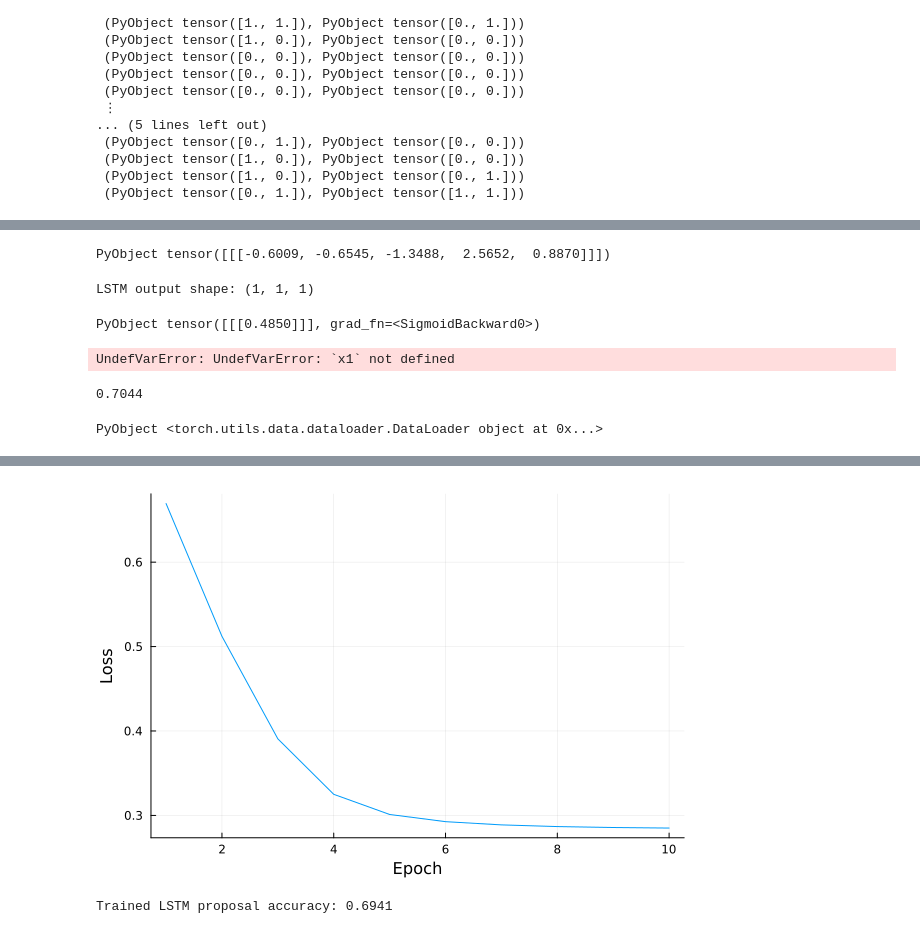
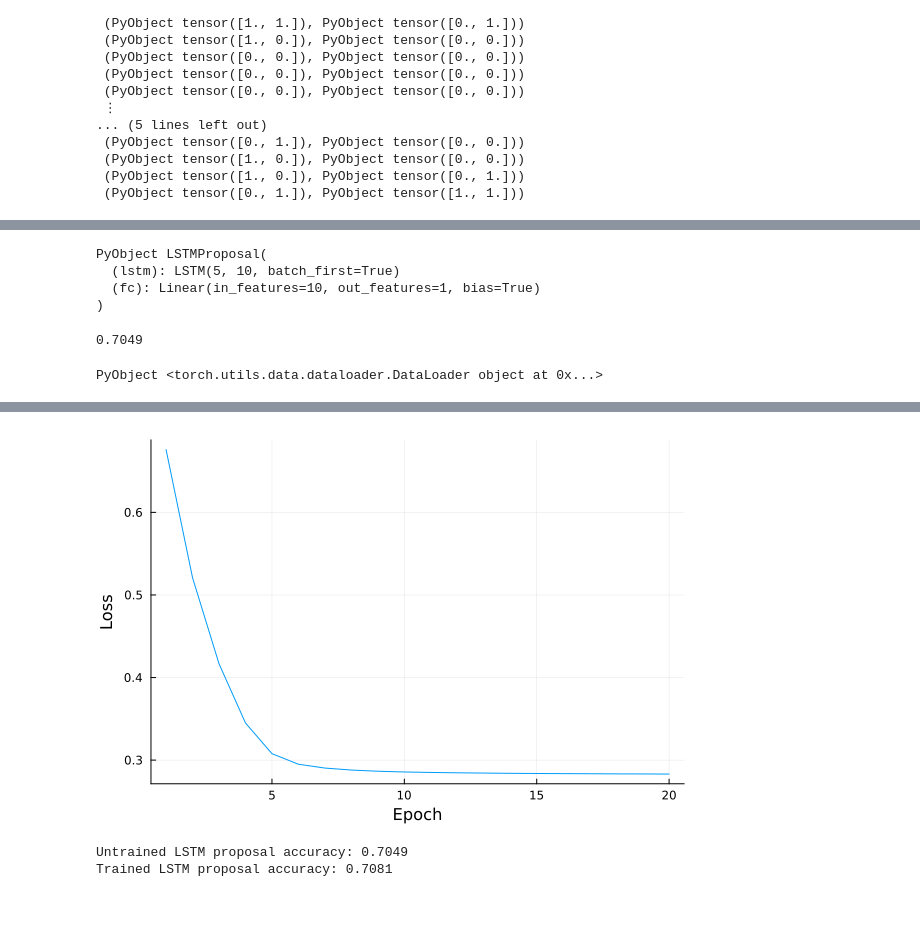
Before and after one commit to felixk29/compile_inference, a Jupyter notebook: simple_neural_proposal.ipynb, the cells around one changed output, grey strips where cells are left out. Cells and saved outputs as stored; diff of their text form; code cells hidden in the pictures; blank space fills up the shorter version.

```diff
--- a/simple_neural_proposal.ipynb
+++ b/simple_neural_proposal.ipynb
@@ -398,7 +401,7 @@ Trained proposal accuracy: 0.6979
 
     function forward(self, x, gates)
         # Assuming x is of shape (batch, seq, feature)
-        lstm_output, (h_n, c_n) =  self.lstm(x, gates)
+        lstm_output, (h_n, c_n) = self.lstm(x, gates)
         x = self.fc(lstm_output)
         x = F.sigmoid(x)
         return x, (h_n, c_n)
@@ -415,37 +418,11 @@ hidden_size = 10
 num_layers = 1
 output_size = 1
 lstm = LSTMProposal(input_size=input_size, hidden_size=hidden_size, num_layers=num_layers, output_size=output_size)
-
-sequence_length = 1
-batch_size = 1
-dummy_data = torch.randn(batch_size, sequence_length, input_size)
 # %% [output]
-PyObject tensor([[[-0.6009, -0.6545, -1.3488,  2.5652,  0.8870]]])
+PyObject LSTMProposal(
+  (lstm): LSTM(5, 10, batch_first=True)
+  (fc): Linear(in_features=10, out_features=1, bias=True)
+)
-# %%
-gates = torch.zeros(num_layers, batch_size, hidden_size), torch.zeros(num_layers, batch_size, hidden_size)
-lstm_output, gates = lstm(dummy_data, gates)
-println("LSTM output shape: ", lstm_output.size())
-lstm_output
-# %% [output]
-LSTM output shape: (1, 1, 1)
-PyObject tensor([[[0.4850]]], grad_fn=<SigmoidBackward0>)
-# %%
-evidence = [0, 0]
-
-example_data = torch.tensor(
-    [evidence... , 1, 0, 0], dtype=torch.float32
-)
-example_data = example_data.view(1, 1, -1)
-gates = torch.zeros(num_layers, batch_size, hidden_size), torch.zeros(num_layers, batch_size, hidden_size)
-nn0, gates = lstm(example_data, gates)
-# sample bernoli with p = nn1
-x0 = 1 # should come from bernoli
-example_data = torch.tensor(
-    [evidence... , 0, 1, x0], dtype=torch.float32
-).view(1, 1, -1)
-nn2, gates = lstm(example_data, gates)
-# %% [output]
-UndefVarError: UndefVarError: `x1` not defined
 # %%
 @gen function lstm_proposal(trace)
     input0 = torch.tensor([trace[:john], trace[:mary], 1, 0, 0], dtype=torch.float32).view(1, 1, -1)
@@ -459,20 +436,20 @@ UndefVarError: UndefVarError: `x1` not defined
 end;
 
 
-function lstm_resimulation_burglar(john,mary, budget=1000, chance=0.5)
+function lstm_resimulation_burglar(john, mary, budget=1000, chance=0.5)
     observations = Gen.choicemap()
     observations[:john] = john
     observations[:mary] = mary
-    (tr, ) = Gen.generate(burglar_model, (chance,), observations)
-    for iter=1:budget
-        (tr, ) = mh(tr, simple_neural_proposal, ())
+    (tr,) = Gen.generate(burglar_model, (chance,), observations)
+    for iter = 1:budget
+        (tr,) = mh(tr, lstm_proposal, ())
     end
     tr
 end;
 
 untrained_lstm = accuracy(burglar_model, test_data, lstm_resimulation_burglar, inference_budget, chance)
 # %% [output]
-0.7044
+0.7049
 # %%
 # Assuming generate_data is a function that generates the necessary data
 train_data_size = 100000
@@ -514,12 +491,12 @@ PyObject <torch.utils.data.dataloader.DataLoader object at 0x...>
 optimizer = torch.optim.Adam(lstm.parameters(), lr=0.001)
 
 # we will train for 100 epochs
-epochs = 10
+epochs = 20
 # loss function is negative log likelihood
 loss_fn = nn.BCELoss()
 
 mean_losses = []
-for epoch=1:epochs
+for epoch = 1:epochs
     losses = []
     for (x, y) in data_loader
         # x is batch x seq x feature
@@ -529,7 +506,6 @@ for epoch=1:epochs
         y_pred, gates = lstm(x, gates)
 
         loss = loss_fn(y_pred.flatten(1), y)
-
 
         # add loss
         push!(losses, loss.item())
@@ -551,6 +527,6 @@ for epoch=1:epochs
 end
 
 println("Done training")
-# plot loss
+# plot loss and likelihood
 plot(mean_losses, xlabel="Epoch", ylabel="Loss", legend=false)
 # %% [output]
@@ -567,10 +549,12 @@ plot(mean_losses, xlabel="Epoch", ylabel="Loss", legend=false)
 Done training
-[figure, old version]
+[figure, new version]
 # %%
 trained_lstm = accuracy(burglar_model, test_data, lstm_resimulation_burglar, inference_budget, chance)
+println("Untrained LSTM proposal accuracy: ", untrained_lstm)
 println("Trained LSTM proposal accuracy: ", trained_lstm)
 # %% [output]
-Trained LSTM proposal accuracy: 0.6941
+Untrained LSTM proposal accuracy: 0.7049
+Trained LSTM proposal accuracy: 0.7081
 # %%
 # test all the cases in the LSTM
 
```
Also changed, not shown: parts of 12 cells of this notebook.
